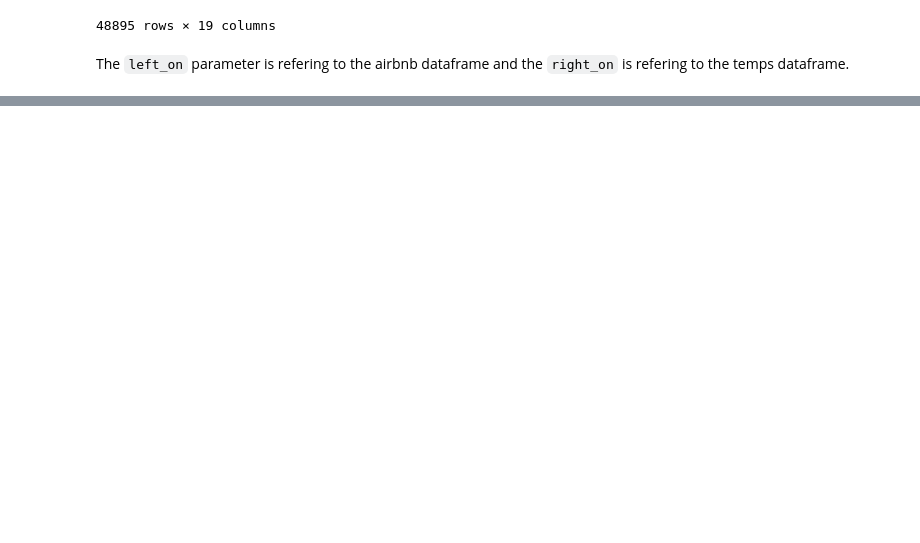
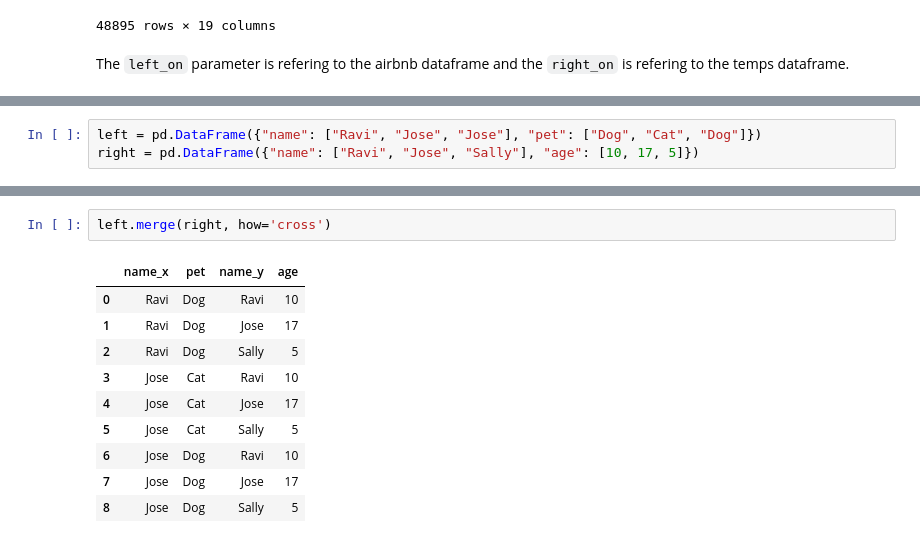
Before and after one commit to agpt8/data_science_portfolio, a Jupyter notebook: merging-data.ipynb, the cells around one changed output, grey strips where cells are left out. Saved outputs shown, nothing was run; the diff lists cells and outputs as text; blank space fills up the shorter version.

Commit message:
Kaggle Notebook | merging_data | Version 4

```diff
--- a/merging-data.ipynb
+++ b/merging-data.ipynb
@@ -129,0 +151,3 @@ The `left_on` parameter is refering to the airbnb dataframe and the `right_on` i
+# %%
+left = pd.DataFrame({"name": ["Ravi", "Jose", "Jose"], "pet": ["Dog", "Cat", "Dog"]})
+right = pd.DataFrame({"name": ["Ravi", "Jose", "Sally"], "age": [10, 17, 5]})
@@ -129,0 +196,13 @@ The `left_on` parameter is refering to the airbnb dataframe and the `right_on` i
+# %%
+left.merge(right, how='cross')
+# %% [output]
+|  | name_x | pet | name_y | age |
+| 0 | Ravi | Dog | Ravi | 10 |
+| 1 | Ravi | Dog | Jose | 17 |
+| 2 | Ravi | Dog | Sally | 5 |
+| 3 | Jose | Cat | Ravi | 10 |
+| 4 | Jose | Cat | Jose | 17 |
+| 5 | Jose | Cat | Sally | 5 |
+| 6 | Jose | Dog | Ravi | 10 |
+| 7 | Jose | Dog | Jose | 17 |
+| 8 | Jose | Dog | Sally | 5 |
```
Also changed, not shown: parts of 21 cells of this notebook.
